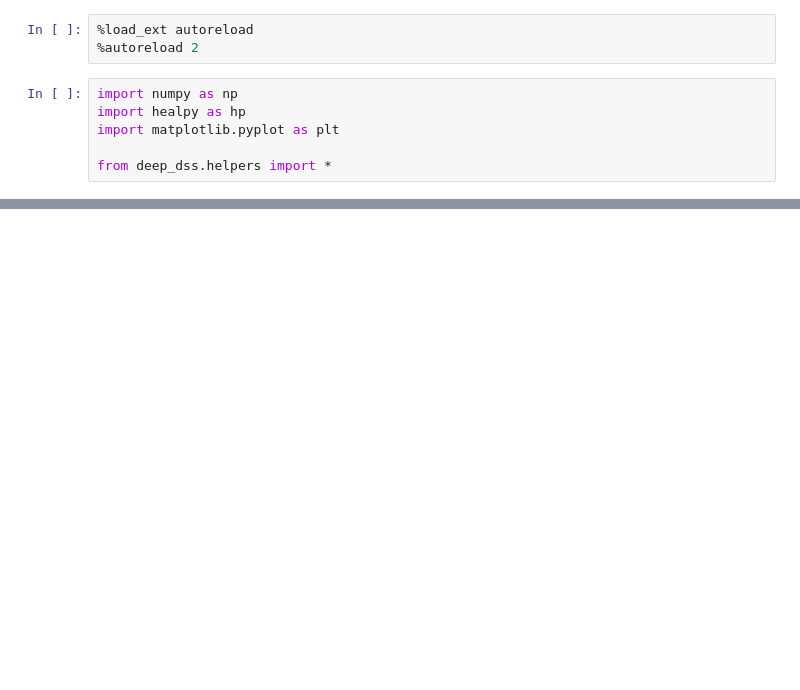
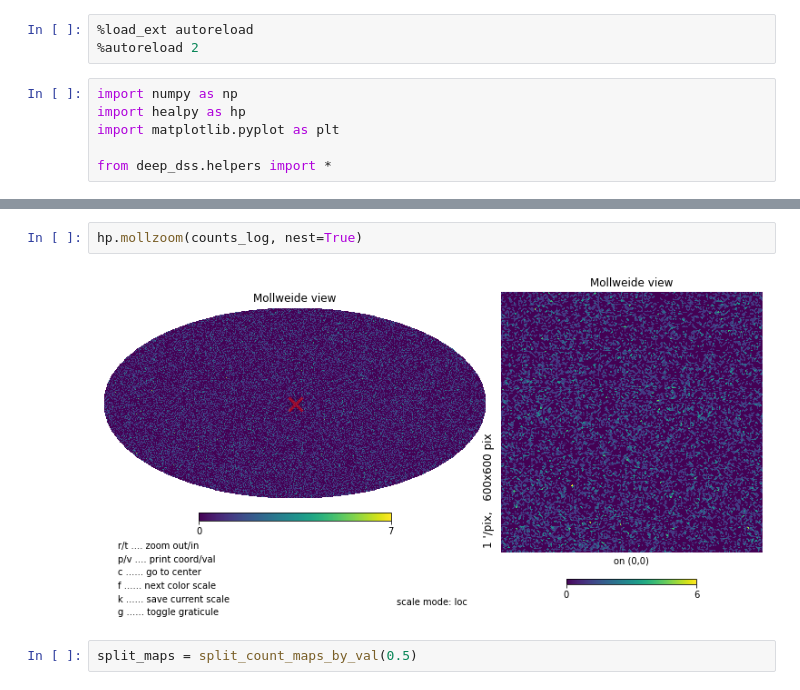
Before and after one commit to adiraju21s/deep_dss, a Jupyter notebook: notebooks/FLASK v3.ipynb, the cells around one changed output, grey strips where cells are left out. Saved outputs shown, nothing was run; the diff lists cells and outputs as text; blank space fills up the shorter version.

```diff
--- a/notebooks/FLASK v3.ipynb
+++ b/notebooks/FLASK v3.ipynb
@@ -13,0 +18,6 @@ TypeError: read_map() got an unexpected keyword argument 'gaussian'
+# %%
+hp.mollzoom(counts_log, nest=True)
+# %% [output]
+[figure, added]
+# %%
+split_maps = split_count_maps_by_val(0.5)
```
Also changed, not shown: parts of 3 cells of this notebook, 1 other file.
